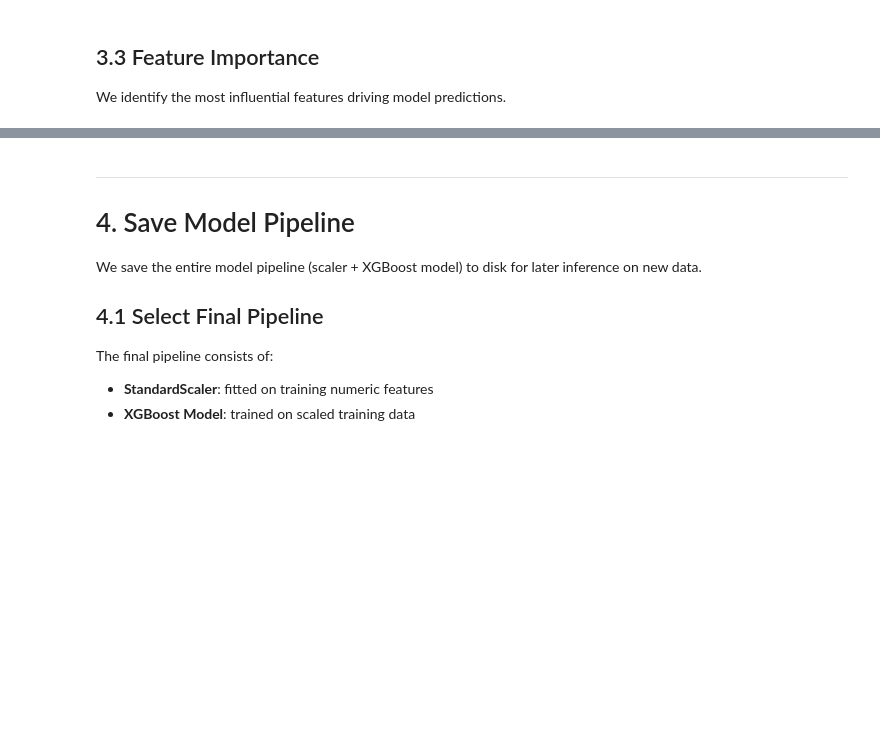
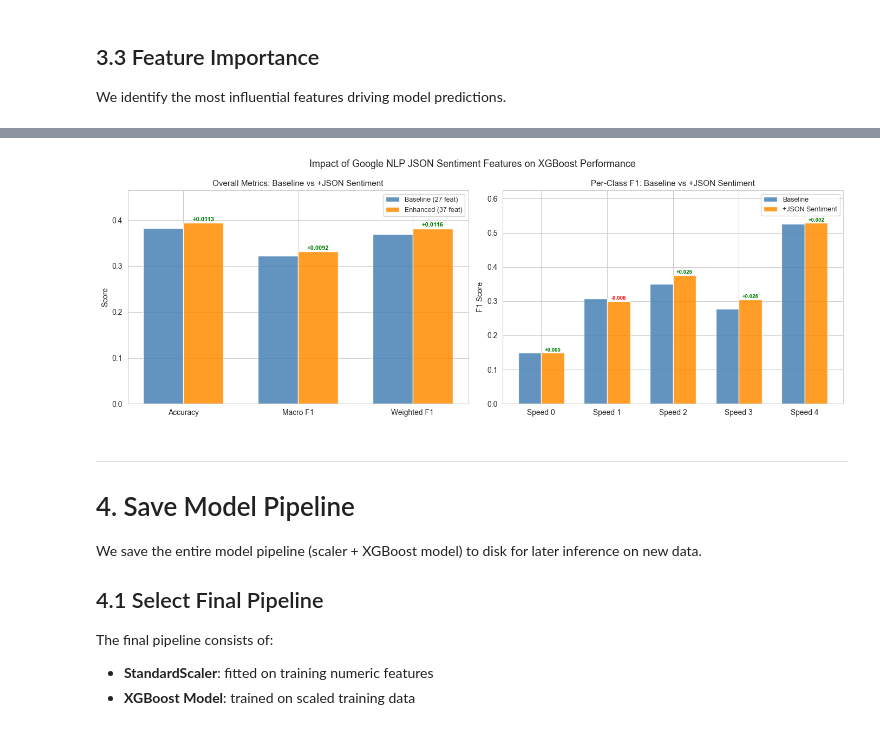
Before and after one commit to SimonGithub00/AdoptSense---Pet-Adoption-Prediction, a Jupyter notebook: src/petadoption_run.ipynb, the cells around one changed output, grey strips where cells are left out. Drawn from its saved outputs; the diff is of its cells as text; code cells hidden in the pictures; blank space fills up the shorter version.

```diff
--- a/src/petadoption_run.ipynb
+++ b/src/petadoption_run.ipynb
@@ -982,3 +1212,51 @@ MaturitySize    0.035492
+# %%
+# --- Visualisation: side-by-side bar charts ---
+fig, axes = plt.subplots(1, 2, figsize=(14, 5))
+w = 0.35
+
+# Overall metrics
+plot_metrics = ['Accuracy', 'Macro F1', 'Weighted F1']
+bv = [base_vals[metric_names.index(m)] for m in plot_metrics]
+ev = [enh_vals[metric_names.index(m)]  for m in plot_metrics]
+x  = np.arange(len(plot_metrics))
+
+axes[0].bar(x - w/2, bv, w, label=f'Baseline ({X_train_base.shape[1]} feat)', color='steelblue', alpha=0.85)
+axes[0].bar(x + w/2, ev, w, label=f'Enhanced ({X_train.shape[1]} feat)',      color='darkorange', alpha=0.85)
+axes[0].set_xticks(x)
+axes[0].set_xticklabels(plot_metrics)
+axes[0].set_ylim(0, max(ev + bv) * 1.18)
+axes[0].set_title('Overall Metrics: Baseline vs +JSON Sentiment', fontsize=11)
+axes[0].set_ylabel('Score')
+axes[0].legend(fontsize=9)
+for i, (b, e) in enumerate(zip(bv, ev)):
+    delta = e - b
+    color = 'green' if delta >= 0 else 'red'
+    axes[0].text(i + w/2, e + 0.004, f'{delta:+.4f}', ha='center', fontsize=8, color=color, fontweight='bold')
+
+# Per-class F1
+f1_base_cls = f1_score(y_val, y_base_pred, average=None)
+f1_enh_cls  = f1_score(y_val, y_val_pred,  average=None)
+classes = [f'Speed {i}' for i in range(5)]
+x2 = np.arange(len(classes))
+
+axes[1].bar(x2 - w/2, f1_base_cls, w, label='Baseline', color='steelblue', alpha=0.85)
+axes[1].bar(x2 + w/2, f1_enh_cls,  w, label='+JSON Sentiment', color='darkorange', alpha=0.85)
+axes[1].set_xticks(x2)
+axes[1].set_xticklabels(classes)
+axes[1].set_ylim(0, max(f1_enh_cls.max(), f1_base_cls.max()) * 1.18)
+axes[1].set_title('Per-Class F1: Baseline vs +JSON Sentiment', fontsize=11)
+axes[1].set_ylabel('F1 Score')
+axes[1].legend(fontsize=9)
+for i, (b, e) in enumerate(zip(f1_base_cls, f1_enh_cls)):
+    delta = e - b
+    color = 'green' if delta >= 0 else 'red'
+    axes[1].text(i + w/2, e + 0.004, f'{delta:+.3f}', ha='center', fontsize=7, color=color, fontweight='bold')
+
+plt.suptitle('Impact of Google NLP JSON Sentiment Features on XGBoost Performance', fontsize=13)
+plt.tight_layout()
+plt.show()
+# %% [output]
+[figure, added]
 # %% [markdown]
 ---
 
```
Also changed, not shown: parts of 24 cells of this notebook, 1 other file.
